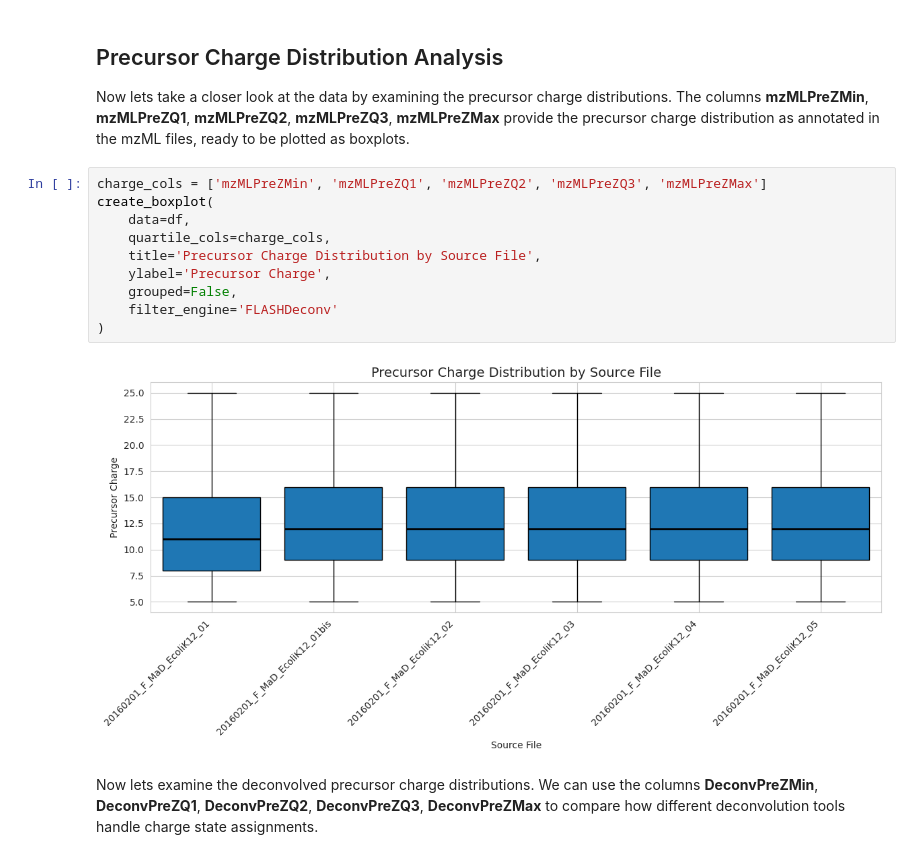
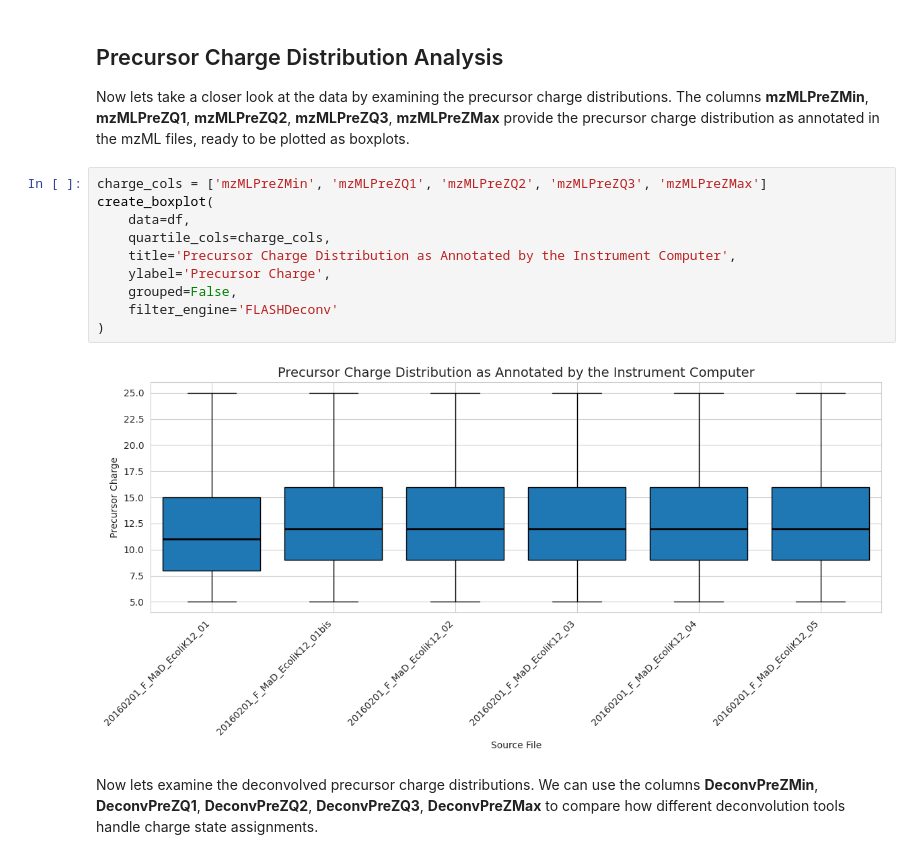
Before and after one commit to t0mdavid-m/TDAuditor_Workshop, a Jupyter notebook: TDauditor.ipynb, the cells around one changed output. Drawn from its saved outputs; the diff is of its cells as text.

```diff
--- a/TDauditor.ipynb
+++ b/TDauditor.ipynb
@@ -237,15 +237,15 @@ Now lets take a closer look at the data by examining the precursor charge distri
 # %%
 charge_cols = ['mzMLPreZMin', 'mzMLPreZQ1', 'mzMLPreZQ2', 'mzMLPreZQ3', 'mzMLPreZMax']
 create_boxplot(
     data=df,
     quartile_cols=charge_cols,
-    title='Precursor Charge Distribution by Source File',
+    title='Precursor Charge Distribution as Annotated by the Instrument Computer',
     ylabel='Precursor Charge',
     grouped=False,
     filter_engine='FLASHDeconv'
 )
 # %% [output]
-[figure, old version]
+[figure, new version]
 # %% [markdown]
 Now lets examine the deconvolved precursor charge distributions. We can use the columns **DeconvPreZMin**, **DeconvPreZQ1**, **DeconvPreZQ2**, **DeconvPreZQ3**, **DeconvPreZMax** to compare how different deconvolution tools handle charge state assignments.
 # %%
```
Also changed, not shown: parts of 5 cells of this notebook.
